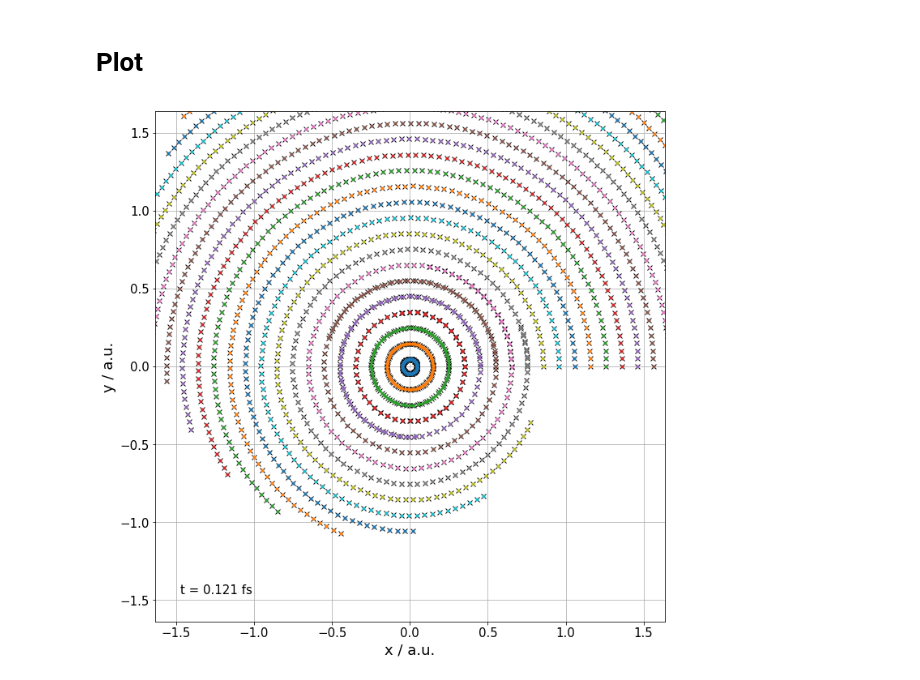
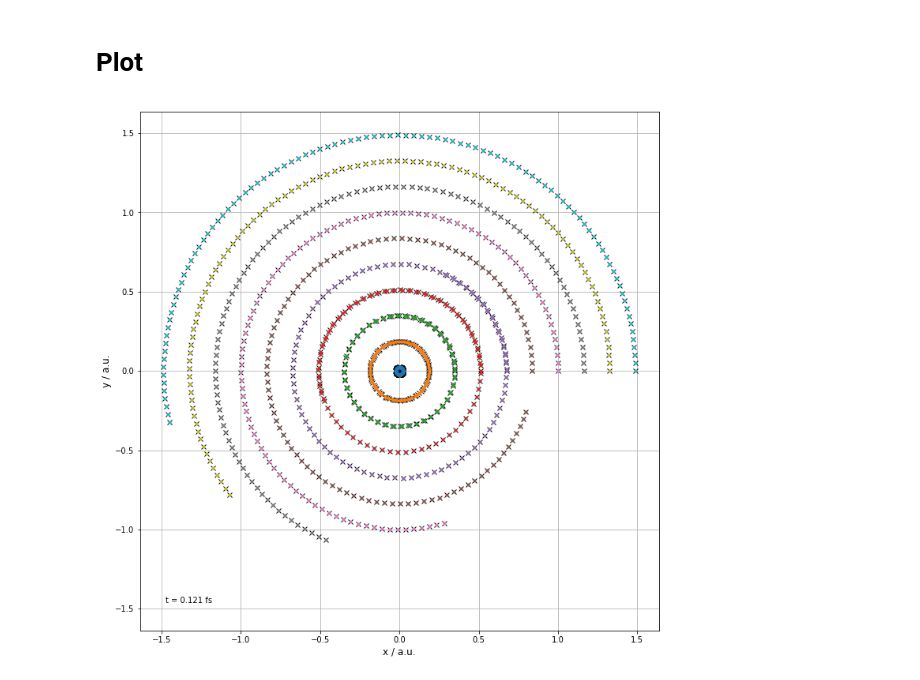
Before and after one commit to jam31118/bohm, a Jupyter notebook: example/propagation-in-3d-sph-harm.ipynb, the cells around one changed output. Drawn from its saved outputs; the diff is of its cells as text; code cells hidden in the pictures.

Commit message:
added Butcher Table example && clean-up

```diff
--- a/example/propagation-in-3d-sph-harm.ipynb
+++ b/example/propagation-in-3d-sph-harm.ipynb
@@ -10,9 +13,9 @@ N_l = 3
 qprop_dim = 44
 initial_m = None
 
-N_p = 30
+N_p = 10
 
-rho_max = 3.0
+rho_max = 1.5
 rho_min = rho_max / N_rho
 rho_p_lim = (0, rho_max)
 
@@ -28,6 +31,10 @@ ode_solver_kwargs = {'min_delta_t':min_delta_t}
 t_0 = 0.0
 delta_t = 0.05
 t_max = 5.0
+
+# Select ordinary differential equation solver
+from bohm.rk.tableau import b_table_Bogacki_Shampine
+b_table = b_table_Bogacki_Shampine
 # %%
 N_t = int((t_max - t_0) / delta_t) + 1
 t_arr = t_0 + np.arange(N_t) * delta_t
@@ -372,46 +262,43 @@ from tdse.coordinate import spherical_to_cartesian
 fig, ax = plt.subplots(figsize=(10,10))
 
 for p_index in range(N_p):
+
     _rho_p_t, _theta_p_t, _phi_p_t = (r_p_arr_t[:,p_index,i] for i in range(3))
     _x_p_t, _y_p_t, _z_p_t = spherical_to_cartesian(_rho_p_t, _theta_p_t, _phi_p_t)
-#     _x_p_t = _rho_p_t * np.sin(_theta_p_t) * np.cos(_phi_p_t)
-#     _y_p_t = _rho_p_t * np.sin(_theta_p_t) * np.sin(_phi_p_t)
-#     _z_p_t = _rho_p_t * np.cos(_theta_p_t)
 
     _rho_p_t_ana, _theta_p_t_ana, _phi_p_t_ana = (r_p_t_analytic_arr[:,p_index,i] for i in range(3))
     _x_p_t_ana, _y_p_t_ana, _z_p_t_ana = spherical_to_cartesian(_rho_p_t_ana, _theta_p_t_ana, _phi_p_t_ana)
 
     assert np.all(np.isclose(_z_p_t,0))
+    assert np.all(np.isclose(_z_p_t_ana,0))
 
-    line_p_analytic, = ax.plot(_x_p_t_ana, _y_p_t_ana, 'x', color='k') #line_p_numeric.get_color()
-
+    line_p_analytic, = ax.plot(_x_p_t_ana, _y_p_t_ana, 'x', color='k')
     line_p_numeric, = ax.plot(_x_p_t, _y_p_t, '.')
 
 
 ax.axis('square')
+
 ax.set_xlabel("x / a.u.")
 ax.set_ylabel("y / a.u.")
 
-_r_max = np.max(r_p_arr_t[:,:,0]) * 1.1 * 0.5
-
+_r_max = np.max(r_p_arr_t[:,:,0]) * 1.1
 ax.set_xlim(-_r_max, _r_max)
 ax.set_ylim(-_r_max, _r_max)
 
 
 # Add time text box
 text_xy, text_kwargs = get_text_position_and_inner_alignment(ax, 'sw')
 
 time_text_format = "t = {:.3f} fs"
 time_fs = t * au2fs
 
 time_text = ax.text(*text_xy, time_text_format.format(time_fs), **text_kwargs)
-# transform=ax.transAxes
 
 
 # Figure tight layout
 fig.tight_layout()
 # %% [output]
-[figure, old version]
+[figure, new version]
 # %%
 solver_name = "Bogacki-Shampine"
 
```
Also changed, not shown: parts of 13 cells of this notebook.
